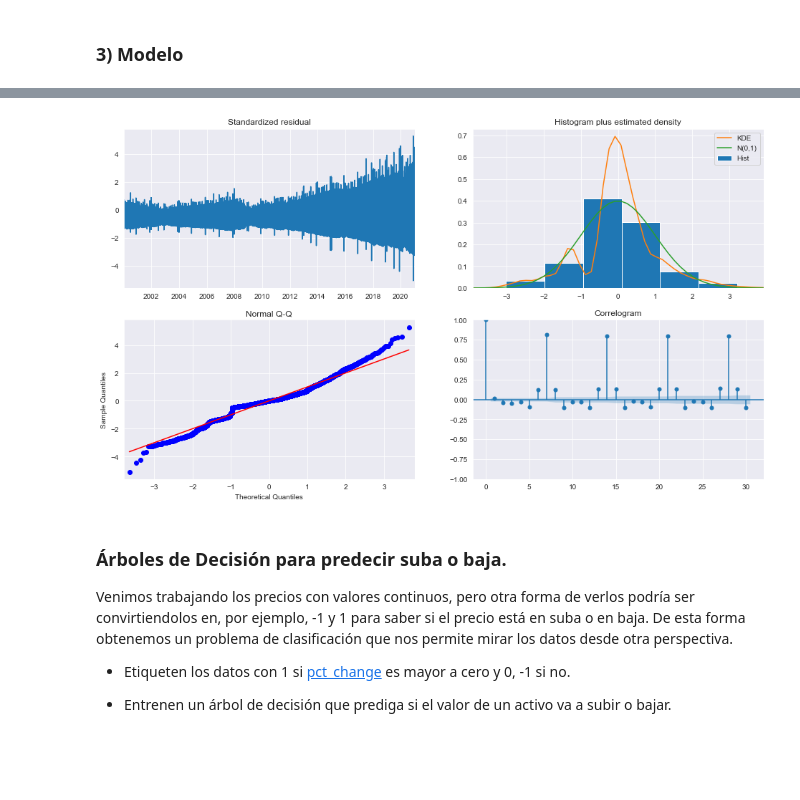
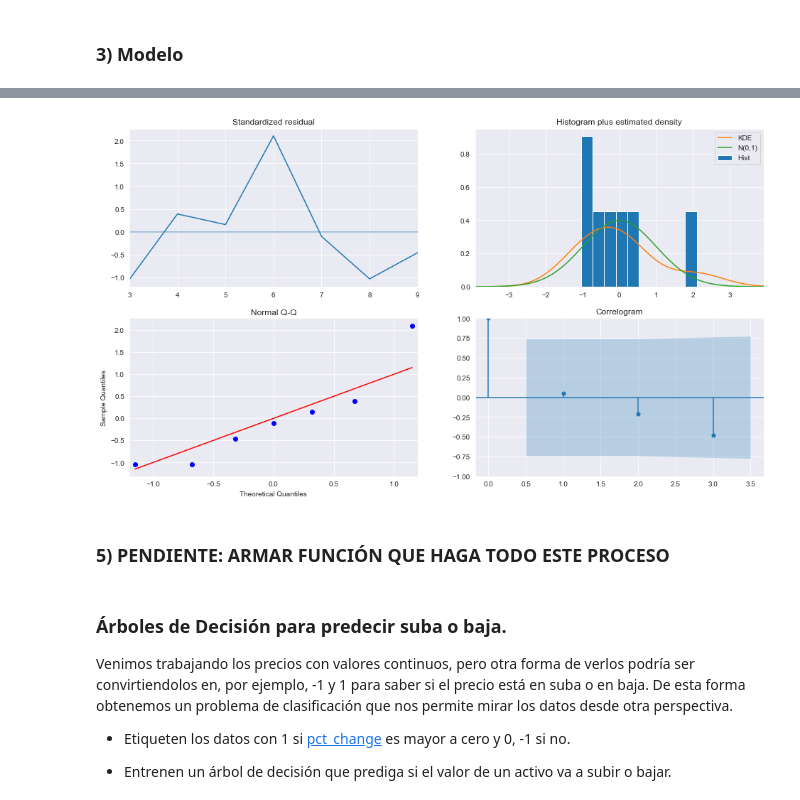
Before and after one commit to exsantucho/MLBolsaMentoria2021, a Jupyter notebook: Práctico 3 - Introducción al Aprendizaje Automático.ipynb, the cells around one changed output, grey strips where cells are left out. Cells and saved outputs as stored; diff of their text form; code cells hidden in the pictures; blank space fills up the shorter version.

```diff
--- a/Práctico 3 - Introducción al Aprendizaje Automático.ipynb
+++ b/Práctico 3 - Introducción al Aprendizaje Automático.ipynb
@@ -436,0 +453,21 @@ Se observa una alta correlación positiva (0.999)
+# %%
+# train: n días antes del conjunto train separado en una fecha fijada
+# test: n días posteriores del conjunto test separado en la misma fecha fijada
+
+date_split = "2020-01-01" # ingresar fecha de separación
+n_back = 15 # días atrás para definir fecha de inicio de data_train (no es la cantidad de datos)
+n_forward = 7 # días adelante para definir fecha de fin data_test (no es la cantidad de datos)
+
+data_train = prices.loc[(prices.Date <= str(date_split))]
+data_test = prices.loc[(prices.Date > str(date_split))]
+
+limit_train_date = (pd.to_datetime(data_train.Date).max()-timedelta(days=n_back)).date()
+limit_test_date = (pd.to_datetime(data_test.Date).min()+timedelta(days=n_forward)).date()
+print(limit_train_date, limit_test_date)
+
+# Redefino data_train y data_test
+data_train = data_train.loc[(data_train.Date > str(limit_train_date)) & (data_train.Date <= str(date_split))]
+data_test = data_test.loc[(data_test.Date > str(date_split)) & (data_test.Date <= str(limit_test_date))]
+
+print('Tamaños data_test:', data_train.shape[0], ', data_val:' , data_test.shape[0])
+data_train.head()
@@ -439,6 +489,11 @@ Se observa una alta correlación positiva (0.999)
 
 from statsmodels.tsa.ar_model import AutoReg
 
-model = AutoReg(prices['Adj Close'], lags=30)
-entrenamiento = model.fit()
-print(entrenamiento.summary())
+values_train = data_train['Adj Close'].values
+values_test = data_test['Adj Close'].values
+
+n_lags = 3 # CONSULTAR QUÉ ES ESTE PARÁMETRO
+
+model = AutoReg(values_train, lags=n_lags, old_names=False)
+model_fit = model.fit()
+# print(model_fit.summary())
@@ -463,9 +499,0 @@ AR.30           -0.3235           +1.9290j            1.9559            0.2764
-# %%
-# Seteo Graficación
-
-sns.set_style('darkgrid')
-pd.plotting.register_matplotlib_converters()
-# Default figure size
-sns.mpl.rc('figure',figsize=(16, 6))
-
-fig = entrenamiento.plot_predict(720, 840)
@@ -477,10 +536,12 @@ No handles with labels found to put in legend.
 # %%
 # Diagnóstico
 
 fig = plt.figure(figsize=(16,9))
-fig = entrenamiento.plot_diagnostics(fig=fig, lags=30)
+fig = model_fit.plot_diagnostics(fig=fig, lags=n_lags)
 # %% [output]
-[figure, old version]
+[figure, new version]
+# %% [markdown]
+### 5) PENDIENTE: ARMAR FUNCIÓN QUE HAGA TODO ESTE PROCESO
 # %% [markdown]
 ### Árboles de Decisión para predecir suba o baja.
 
```
Also changed, not shown: parts of 17 cells of this notebook.
